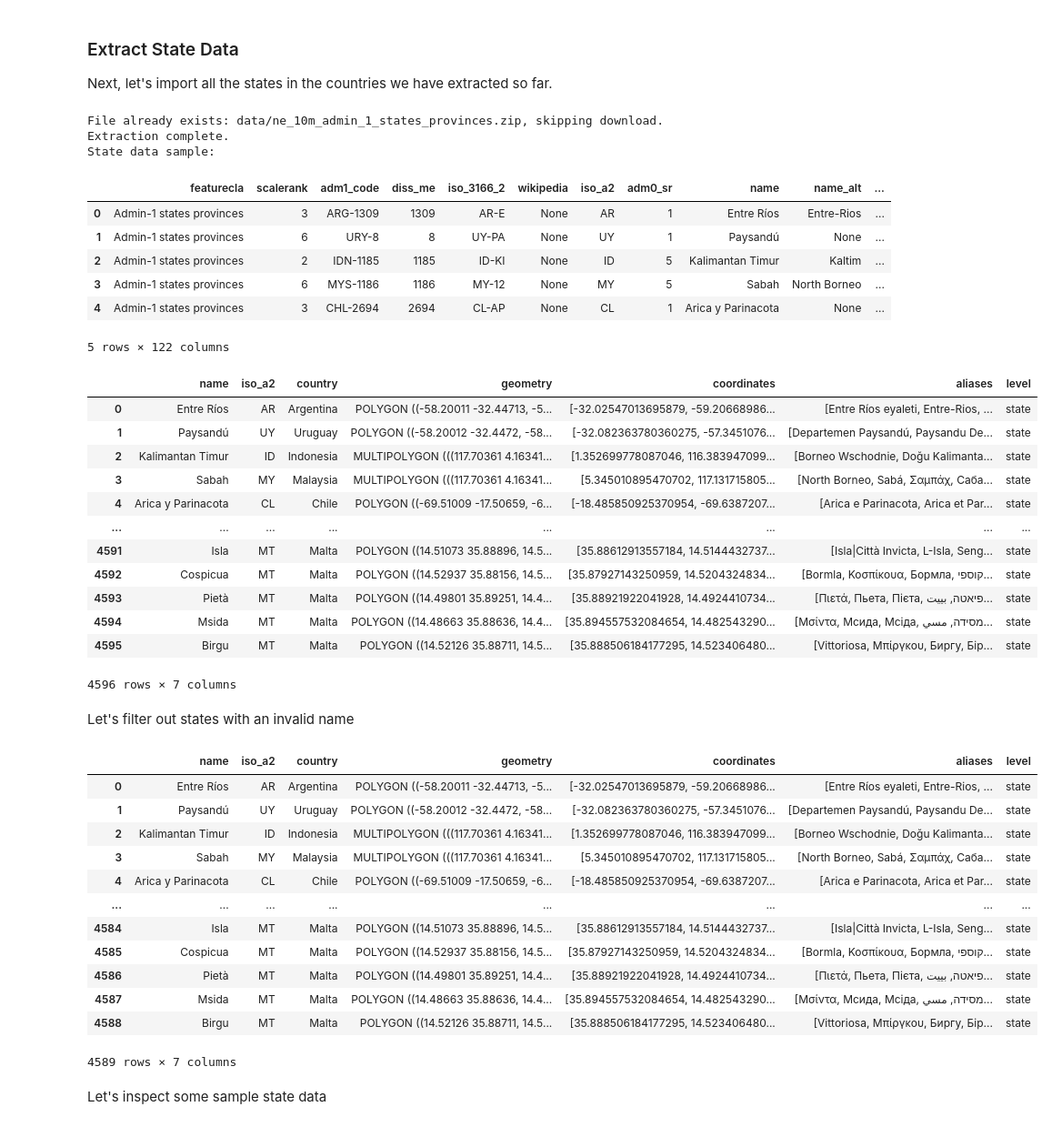
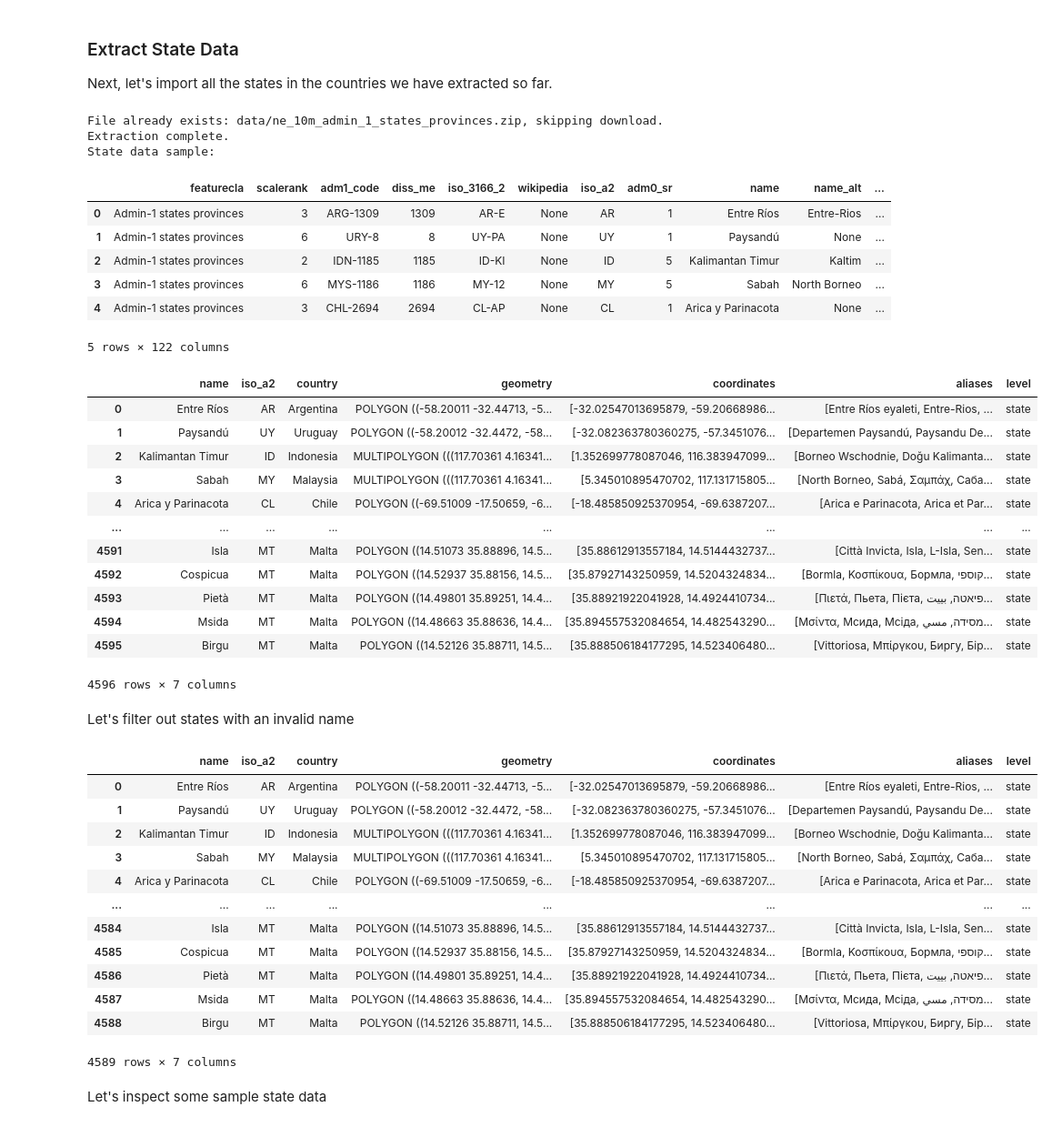
Before and after one commit to hospitaljobsin/hospitaljobsin, a Jupyter notebook: server/notebooks/import_regions.ipynb, the cells around one changed output. Shown at 91% size. Cells and saved outputs as stored; diff of their text form; code cells hidden in the pictures.

```diff
--- a/server/notebooks/import_regions.ipynb
+++ b/server/notebooks/import_regions.ipynb
@@ -203,7 +211,11 @@ def build_country_aliases(countries: gpd.GeoDataFrame):
         for col in alt_name_columns:
             v = row[col]
             if v not in [None, "", -99] and isinstance(v, str) and v != row["ADMIN"]:
-                names.add(str(v))  # ensure all names are strings
+                # split by "|" and strip whitespace
+                for name in v.split("|"):
+                    name = name.strip()
+                    if name:  # ignore empty splits
+                        names.add(name)
         country_altnames[row["ADMIN"]] = sorted(names)
 
     return country_altnames
@@ -279,6 +291,7 @@ Country data sample:
 Let's filter out countries with an invalid alpha2 code and name
 # %%
 countries = countries[countries['iso_a2'] != "-99"]
+countries = countries[countries['iso_a2'] != "-1"]
 countries = countries[countries["name"].notnull()]
 countries = countries.reset_index(drop=True)
 countries
@@ -331,8 +344,12 @@ def build_state_aliases(states: gpd.GeoDataFrame):
         names = set()
         for col in alt_name_columns:
             v = row[col]
-            if v not in [None, "", -99] and isinstance(v, str) and v != row["name"]:
-                names.add(v)
+            if v not in [None, "", -99,] and isinstance(v, str) and v != row["name"]:
+                # split by "|" and strip whitespace
+                for name in v.split("|"):
+                    name = name.strip()
+                    if name:  # ignore empty splits
+                        names.add(name)
         state_altnames[row["name"]] = sorted(names)
     return state_altnames
 
@@ -358,7 +375,7 @@ async def load_states():
     states = states[['name', "iso_a2",  'admin', 'geometry']]
 
    # Clean Alpha2 codes
-    states['iso_a2'] = states['iso_a2'].apply(lambda x: x if str(x) != "-99" else None)
+    states['iso_a2'] = states['iso_a2'].apply(lambda x: x if str(x) != "-99" and str(x) != "-1" else None)
 
     # Project for accurate centroid
     states_proj = states.to_crs("ESRI:54034")  # Equal Earth projection
@@ -371,34 +388,34 @@ async def load_states():
 
     # Rename columns for clarity
     states = states.rename(columns={
         "admin": "country"
     })
 
     states["level"] = "state"
 
     return states
 
 states = await load_states()
 states
 # %% [output]
 File already exists: data/ne_10m_admin_1_states_provinces.zip, skipping download.
 Extraction complete.
 State data sample:
 |  | featurecla | scalerank | adm1_code | diss_me | iso_3166_2 | wikipedia | iso_a2 | adm0_sr | name | name_alt | ... |
 | 0 | Admin-1 states provinces | 3 | ARG-1309 | 1309 | AR-E | None | AR | 1 | Entre Ríos | Entre-Rios | ... |
 | 1 | Admin-1 states provinces | 6 | URY-8 | 8 | UY-PA | None | UY | 1 | Paysandú | None | ... |
 | 2 | Admin-1 states provinces | 2 | IDN-1185 | 1185 | ID-KI | None | ID | 5 | Kalimantan Timur | Kaltim | ... |
 | 3 | Admin-1 states provinces | 6 | MYS-1186 | 1186 | MY-12 | None | MY | 5 | Sabah | North Borneo | ... |
 | 4 | Admin-1 states provinces | 3 | CHL-2694 | 2694 | CL-AP | None | CL | 1 | Arica y Parinacota | None | ... |
 5 rows × 122 columns
 |  | name | iso_a2 | country | geometry | coordinates | aliases | level |
 | 0 | Entre Ríos | AR | Argentina | POLYGON ((-58.20011 -32.44713, -5... | [-32.02547013695879, -59.20668986... | [Entre Ríos eyaleti, Entre-Rios, ... | state |
 | 1 | Paysandú | UY | Uruguay | POLYGON ((-58.20012 -32.4472, -58... | [-32.082363780360275, -57.3451076... | [Departemen Paysandú, Paysandu De... | state |
 | 2 | Kalimantan Timur | ID | Indonesia | MULTIPOLYGON (((117.70361 4.16341... | [1.352699778087046, 116.383947099... | [Borneo Wschodnie, Doğu Kalimanta... | state |
 | 3 | Sabah | MY | Malaysia | MULTIPOLYGON (((117.70361 4.16341... | [5.345010895470702, 117.131715805... | [North Borneo, Sabá, Σαμπάχ, Саба... | state |
 | 4 | Arica y Parinacota | CL | Chile | POLYGON ((-69.51009 -17.50659, -6... | [-18.485850925370954, -69.6387207... | [Arica e Parinacota, Arica et Par... | state |
 | ... | ... | ... | ... | ... | ... | ... | ... |
-| 4591 | Isla | MT | Malta | POLYGON ((14.51073 35.88896, 14.5... | [35.88612913557184, 14.5144432737... | [Isla|Città Invicta, L-Isla, Seng... | state |
+| 4591 | Isla | MT | Malta | POLYGON ((14.51073 35.88896, 14.5... | [35.88612913557184, 14.5144432737... | [Città Invicta, Isla, L-Isla, Sen... | state |
 | 4592 | Cospicua | MT | Malta | POLYGON ((14.52937 35.88156, 14.5... | [35.87927143250959, 14.5204324834... | [Bormla, Κοσπίκουα, Бормла, קוספי... | state |
 | 4593 | Pietà | MT | Malta | POLYGON ((14.49801 35.89251, 14.4... | [35.88921922041928, 14.4924410734... | [Πιετά, Пьета, Пієта, פיאטה, بييت... | state |
 | 4594 | Msida | MT | Malta | POLYGON ((14.48663 35.88636, 14.4... | [35.894557532084654, 14.482543290... | [Μσίντα, Мсида, Мсіда, מסידה, مسي... | state |
@@ -418,7 +435,7 @@ states
 | 3 | Sabah | MY | Malaysia | MULTIPOLYGON (((117.70361 4.16341... | [5.345010895470702, 117.131715805... | [North Borneo, Sabá, Σαμπάχ, Саба... | state |
 | 4 | Arica y Parinacota | CL | Chile | POLYGON ((-69.51009 -17.50659, -6... | [-18.485850925370954, -69.6387207... | [Arica e Parinacota, Arica et Par... | state |
 | ... | ... | ... | ... | ... | ... | ... | ... |
-| 4584 | Isla | MT | Malta | POLYGON ((14.51073 35.88896, 14.5... | [35.88612913557184, 14.5144432737... | [Isla|Città Invicta, L-Isla, Seng... | state |
+| 4584 | Isla | MT | Malta | POLYGON ((14.51073 35.88896, 14.5... | [35.88612913557184, 14.5144432737... | [Città Invicta, Isla, L-Isla, Sen... | state |
 | 4585 | Cospicua | MT | Malta | POLYGON ((14.52937 35.88156, 14.5... | [35.87927143250959, 14.5204324834... | [Bormla, Κοσπίκουα, Бормла, קוספי... | state |
 | 4586 | Pietà | MT | Malta | POLYGON ((14.49801 35.89251, 14.4... | [35.88921922041928, 14.4924410734... | [Πιετά, Пьета, Пієта, פיאטה, بييت... | state |
 | 4587 | Msida | MT | Malta | POLYGON ((14.48663 35.88636, 14.4... | [35.894557532084654, 14.482543290... | [Μσίντα, Мсида, Мсіда, מסידה, مسي... | state |
```
Also changed, not shown: parts of 6 cells of this notebook, 4 other files.
